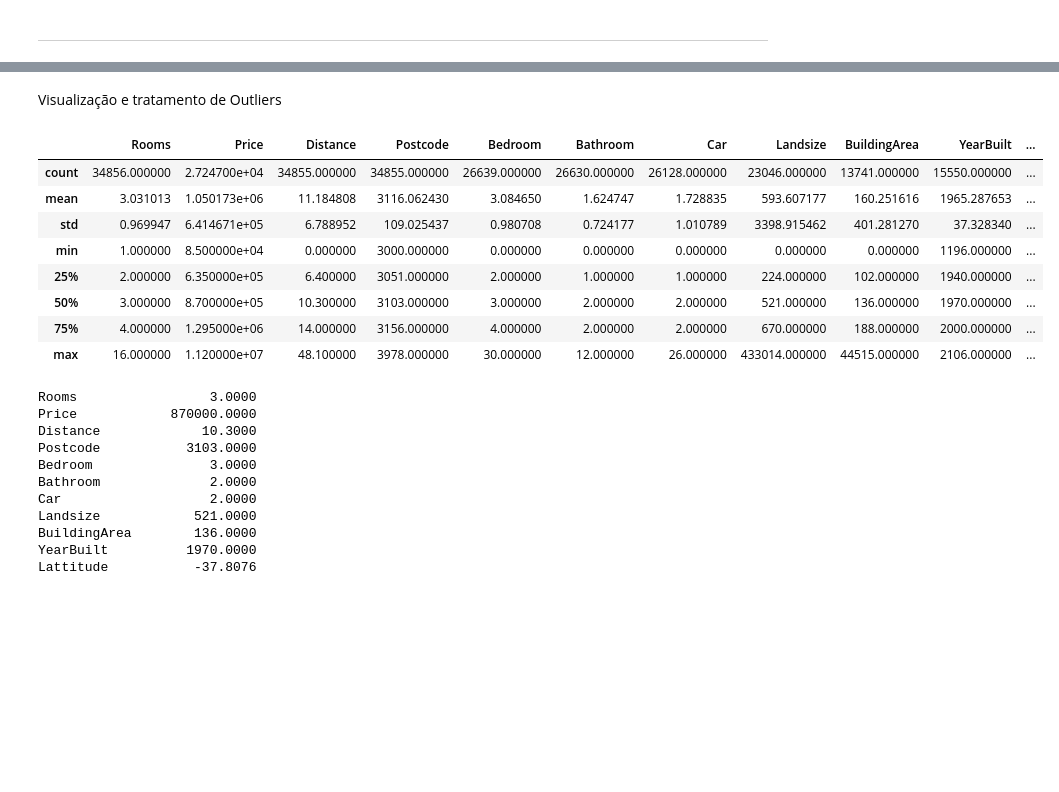
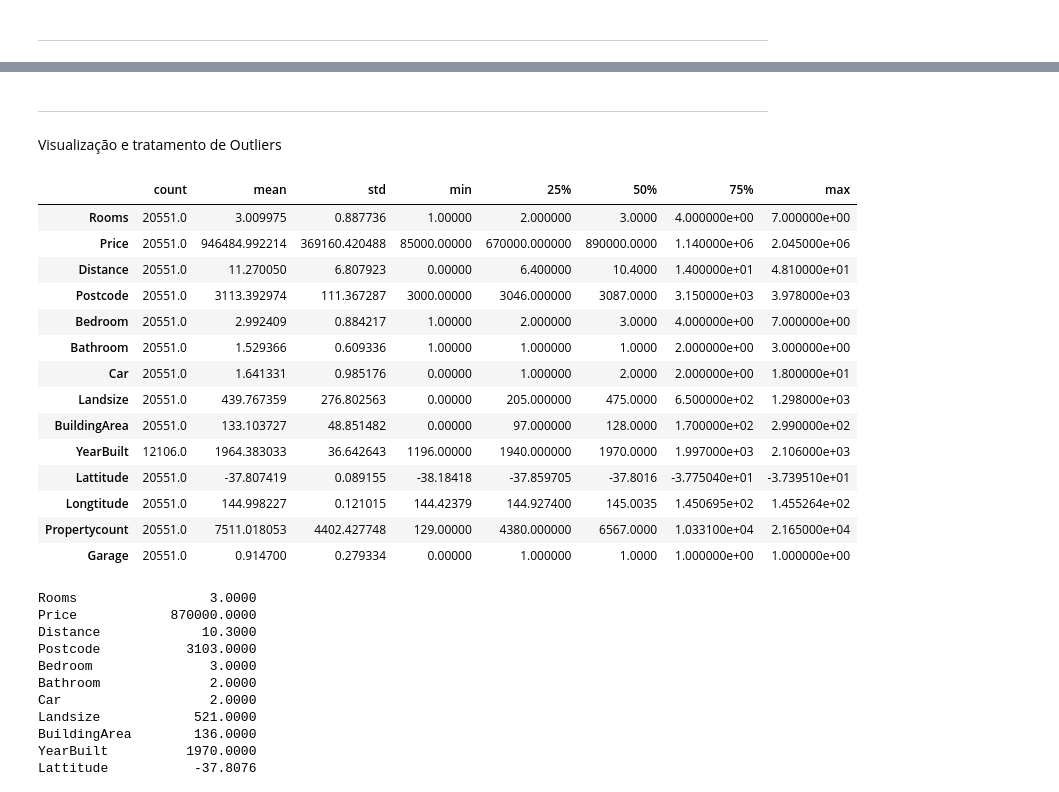
Before and after one commit to Riguini/Melbourne-Housing-Snapshot, a Jupyter notebook: Notebooks/Melbourne_Housing_Dataset.ipynb, the cells around one changed output, grey strips where cells are left out. Drawn from its saved outputs; the diff is of its cells as text; code cells hidden in the pictures; blank space fills up the shorter version.

```diff
--- a/Notebooks/Melbourne_Housing_Dataset.ipynb
+++ b/Notebooks/Melbourne_Housing_Dataset.ipynb
@@ -70,0 +84,2 @@ df.rename(columns={'Bedroom2': 'Bedroom'}, inplace = True)
+# %%
+df['Date'] = df['Date'].astype('datetime64[ns]')
@@ -71,3 +88,6 @@ df.rename(columns={'Bedroom2': 'Bedroom'}, inplace = True)
+# %%
+object_dtype_cols = df.select_dtypes(["object"]).columns
+df[object_dtype_cols] = df[object_dtype_cols].astype('category')
 # %%
 #removendo a abreviação
 df['Type'].replace('h','House', inplace=True)
@@ -94,0 +119,3 @@ dtype: int64
+# %%
+df['diference'] = df["Rooms"] - df["Bedroom2"]
+df[['diference', 'Bedroom2', 'Rooms']].head(10)
@@ -94,0 +162,2 @@ dtype: int64
+# %%
+df=df.drop(['diference', 'Bedroom2'], 1)
@@ -95,17 +218,25 @@ dtype: int64
+# %% [markdown]
+***
 # %% [markdown]
 Visualização e tratamento de Outliers
 # %%
-df.describe()
+df.describe().T
 # %% [output]
-|  | Rooms | Price | Distance | Postcode | Bedroom | Bathroom | Car | Landsize | BuildingArea | YearBuilt | ... |
-| count | 34856.000000 | 2.724700e+04 | 34855.000000 | 34855.000000 | 26639.000000 | 26630.000000 | 26128.000000 | 23046.000000 | 13741.000000 | 15550.000000 | ... |
-| mean | 3.031013 | 1.050173e+06 | 11.184808 | 3116.062430 | 3.084650 | 1.624747 | 1.728835 | 593.607177 | 160.251616 | 1965.287653 | ... |
-| std | 0.969947 | 6.414671e+05 | 6.788952 | 109.025437 | 0.980708 | 0.724177 | 1.010789 | 3398.915462 | 401.281270 | 37.328340 | ... |
-| min | 1.000000 | 8.500000e+04 | 0.000000 | 3000.000000 | 0.000000 | 0.000000 | 0.000000 | 0.000000 | 0.000000 | 1196.000000 | ... |
-| 25% | 2.000000 | 6.350000e+05 | 6.400000 | 3051.000000 | 2.000000 | 1.000000 | 1.000000 | 224.000000 | 102.000000 | 1940.000000 | ... |
-| 50% | 3.000000 | 8.700000e+05 | 10.300000 | 3103.000000 | 3.000000 | 2.000000 | 2.000000 | 521.000000 | 136.000000 | 1970.000000 | ... |
-| 75% | 4.000000 | 1.295000e+06 | 14.000000 | 3156.000000 | 4.000000 | 2.000000 | 2.000000 | 670.000000 | 188.000000 | 2000.000000 | ... |
-| max | 16.000000 | 1.120000e+07 | 48.100000 | 3978.000000 | 30.000000 | 12.000000 | 26.000000 | 433014.000000 | 44515.000000 | 2106.000000 | ... |
+|  | count | mean | std | min | 25% | 50% | 75% | max |
+| Rooms | 20551.0 | 3.009975 | 0.887736 | 1.00000 | 2.000000 | 3.0000 | 4.000000e+00 | 7.000000e+00 |
+| Price | 20551.0 | 946484.992214 | 369160.420488 | 85000.00000 | 670000.000000 | 890000.0000 | 1.140000e+06 | 2.045000e+06 |
+| Distance | 20551.0 | 11.270050 | 6.807923 | 0.00000 | 6.400000 | 10.4000 | 1.400000e+01 | 4.810000e+01 |
+| Postcode | 20551.0 | 3113.392974 | 111.367287 | 3000.00000 | 3046.000000 | 3087.0000 | 3.150000e+03 | 3.978000e+03 |
+| Bedroom | 20551.0 | 2.992409 | 0.884217 | 1.00000 | 2.000000 | 3.0000 | 4.000000e+00 | 7.000000e+00 |
+| Bathroom | 20551.0 | 1.529366 | 0.609336 | 1.00000 | 1.000000 | 1.0000 | 2.000000e+00 | 3.000000e+00 |
+| Car | 20551.0 | 1.641331 | 0.985176 | 0.00000 | 1.000000 | 2.0000 | 2.000000e+00 | 1.800000e+01 |
+| Landsize | 20551.0 | 439.767359 | 276.802563 | 0.00000 | 205.000000 | 475.0000 | 6.500000e+02 | 1.298000e+03 |
+| BuildingArea | 20551.0 | 133.103727 | 48.851482 | 0.00000 | 97.000000 | 128.0000 | 1.700000e+02 | 2.990000e+02 |
+| YearBuilt | 12106.0 | 1964.383033 | 36.642643 | 1196.00000 | 1940.000000 | 1970.0000 | 1.997000e+03 | 2.106000e+03 |
+| Lattitude | 20551.0 | -37.807419 | 0.089155 | -38.18418 | -37.859705 | -37.8016 | -3.775040e+01 | -3.739510e+01 |
+| Longtitude | 20551.0 | 144.998227 | 0.121015 | 144.42379 | 144.927400 | 145.0035 | 1.450695e+02 | 1.455264e+02 |
+| Propertycount | 20551.0 | 7511.018053 | 4402.427748 | 129.00000 | 4380.000000 | 6567.0000 | 1.033100e+04 | 2.165000e+04 |
+| Garage | 20551.0 | 0.914700 | 0.279334 | 0.00000 | 1.000000 | 1.0000 | 1.000000e+00 | 1.000000e+00 |
 # %%
 df.quantile(q=0.5, axis=0, numeric_only=True, interpolation='linear')
 # %% [output]
```
Also changed, not shown: parts of 26 cells of this notebook.
